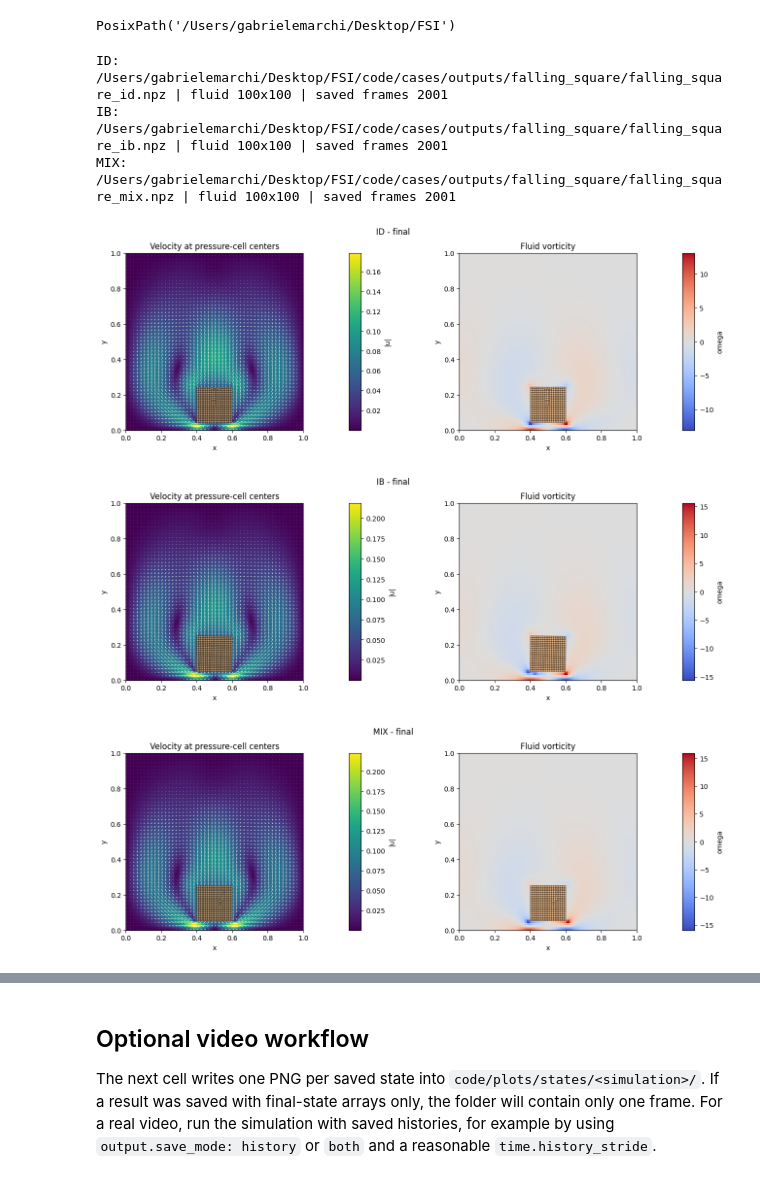
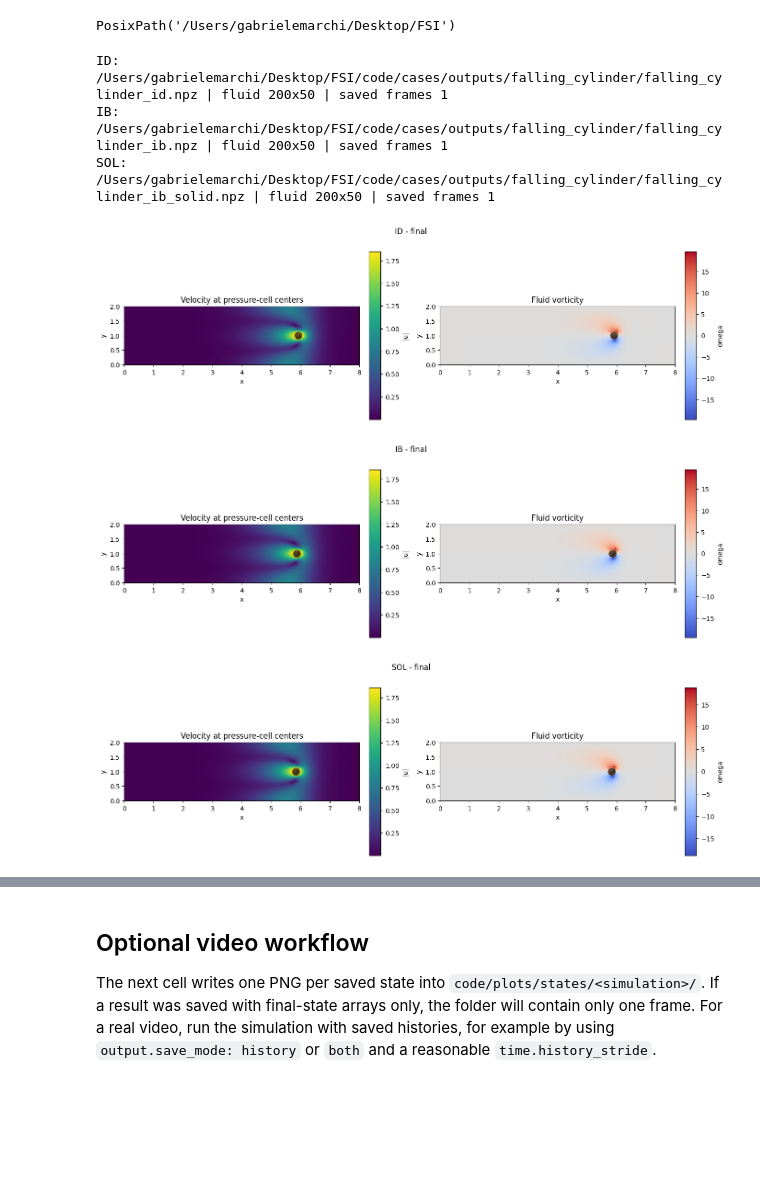
Before and after one commit to March-Ga/FSI, a Jupyter notebook: code/plots/visualization.ipynb, the cells around one changed output, grey strips where cells are left out. Drawn from its saved outputs; the diff is of its cells as text; code cells hidden in the pictures; blank space fills up the shorter version.

Commit message:
falling cylinder

```diff
--- a/code/plots/visualization.ipynb
+++ b/code/plots/visualization.ipynb
@@ -35,8 +35,10 @@ from immersed_fsi.io import load_results, parse_float, parse_int
 
 
 # Names such as "falling_square" or "falling_cylinder", or explicit .npz paths.
-SIMULATIONS = ["falling_square_id", "falling_square_ib", "falling_square_mix"]
-LABELS = ["ID", "IB", "MIX"]
+# SIMULATIONS = ["falling_square_id", "falling_square_ib", "falling_square_mix"]
+# LABELS = ["ID", "IB", "MIX"]
+SIMULATIONS = ["falling_cylinder_id", "falling_cylinder_ib", "falling_cylinder_ib_solid",]
+LABELS = ["ID", "IB", "SOL"]
 
 OUTPUT_ROOT = CODE_DIR / "cases" / "outputs"
 FIGURE_ROOT = CODE_DIR / "plots" / "figures"
@@ -270,9 +370,9 @@ for case in cases:
         f"fluid {meta['nx']}x{meta['ny']} | saved frames {history_length(case)}"
     )
 # %% [output]
-ID: /Users/gabrielemarchi/Desktop/FSI/code/cases/outputs/falling_square/falling_square_id.npz | fluid 100x100 | saved frames 2001
-IB: /Users/gabrielemarchi/Desktop/FSI/code/cases/outputs/falling_square/falling_square_ib.npz | fluid 100x100 | saved frames 2001
-MIX: /Users/gabrielemarchi/Desktop/FSI/code/cases/outputs/falling_square/falling_square_mix.npz | fluid 100x100 | saved frames 2001
+ID: /Users/gabrielemarchi/Desktop/FSI/code/cases/outputs/falling_cylinder/falling_cylinder_id.npz | fluid 200x50 | saved frames 1
+IB: /Users/gabrielemarchi/Desktop/FSI/code/cases/outputs/falling_cylinder/falling_cylinder_ib.npz | fluid 200x50 | saved frames 1
+SOL: /Users/gabrielemarchi/Desktop/FSI/code/cases/outputs/falling_cylinder/falling_cylinder_ib_solid.npz | fluid 200x50 | saved frames 1
 # %%
 def plot_case_state(case, frame=-1):
     meta = fluid_metadata(case)
@@ -292,52 +392,52 @@ def plot_case_state(case, frame=-1):
     extent = [0.0, meta["lx"], 0.0, meta["ly"]]
 
     im0 = axes[0].imshow(speed, origin="lower", extent=extent, cmap="viridis")
-    axes[0].quiver(
-        X[skip],
-        Y[skip],
-        uc[skip],
-        vc[skip],
-        color="white",
-        alpha=0.85,
-        width=0.0022,
-        pivot="mid",
-    )
+    # axes[0].quiver(
+    #     X[skip],
+    #     Y[skip],
+    #     uc[skip],
+    #     vc[skip],
+    #     color="white",
+    #     alpha=0.85,
+    #     width=0.0022,
+    #     pivot="mid",
+    # )
     add_solid(axes[0], case, frame=frame)
     axes[0].set_title("Velocity at pressure-cell centers")
     fig.colorbar(im0, cax=cax0, label="|u|")
 
     vmax = float(np.nanmax(np.abs(vorticity))) if vorticity.size else 1.0
     vmax = vmax if np.isfinite(vmax) and vmax > 0.0 else 1.0
     im1 = axes[1].imshow(
         vorticity,
         origin="lower",
         extent=extent,
         cmap="coolwarm",
         vmin=-vmax,
         vmax=vmax,
     )
     add_solid(axes[1], case, frame=frame)
     axes[1].set_title("Fluid vorticity")
     fig.colorbar(im1, cax=cax1, label="omega")
 
     frame_label = "final" if frame == -1 else f"frame {frame}"
     fig.suptitle(f"{case['name']} - {frame_label}")
     for ax in axes:
         ax.set_xlim(0.0, meta["lx"])
         ax.set_ylim(0.0, meta["ly"])
         ax.set_aspect("equal", adjustable="box")
         ax.set_xlabel("x")
         ax.set_ylabel("y")
     return fig
 
 
 for case in cases:
     fig = plot_case_state(case, frame=-1)
     plt.show()
 # %% [output]
-[figure, old version]
+[figure, new version]
-[figure, old version]
+[figure, new version]
-[figure, old version]
+[figure, new version]
 # %%
 def solid_boundary_segments(case, frame=-1):
     P = solid_positions(case, frame=frame)
```
Also changed, not shown: parts of 3 cells of this notebook, 2 other files.
